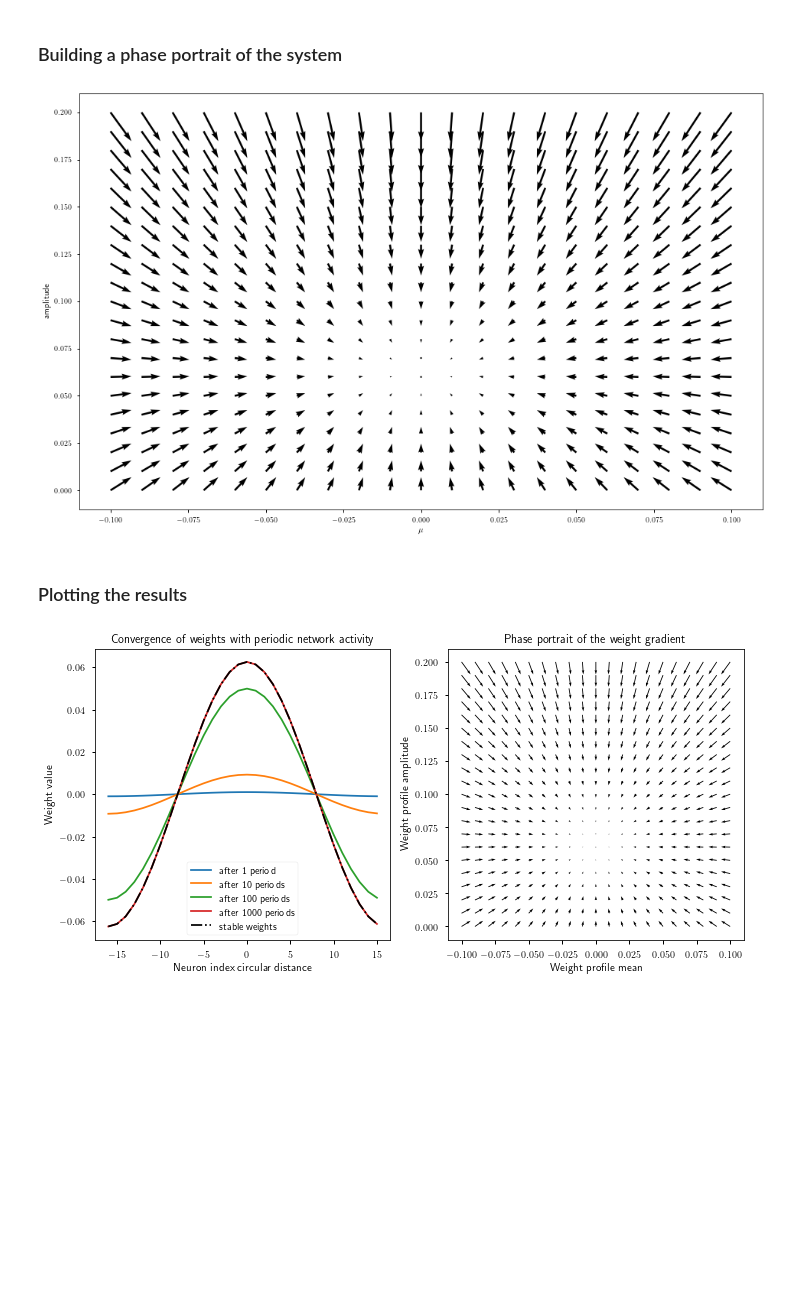
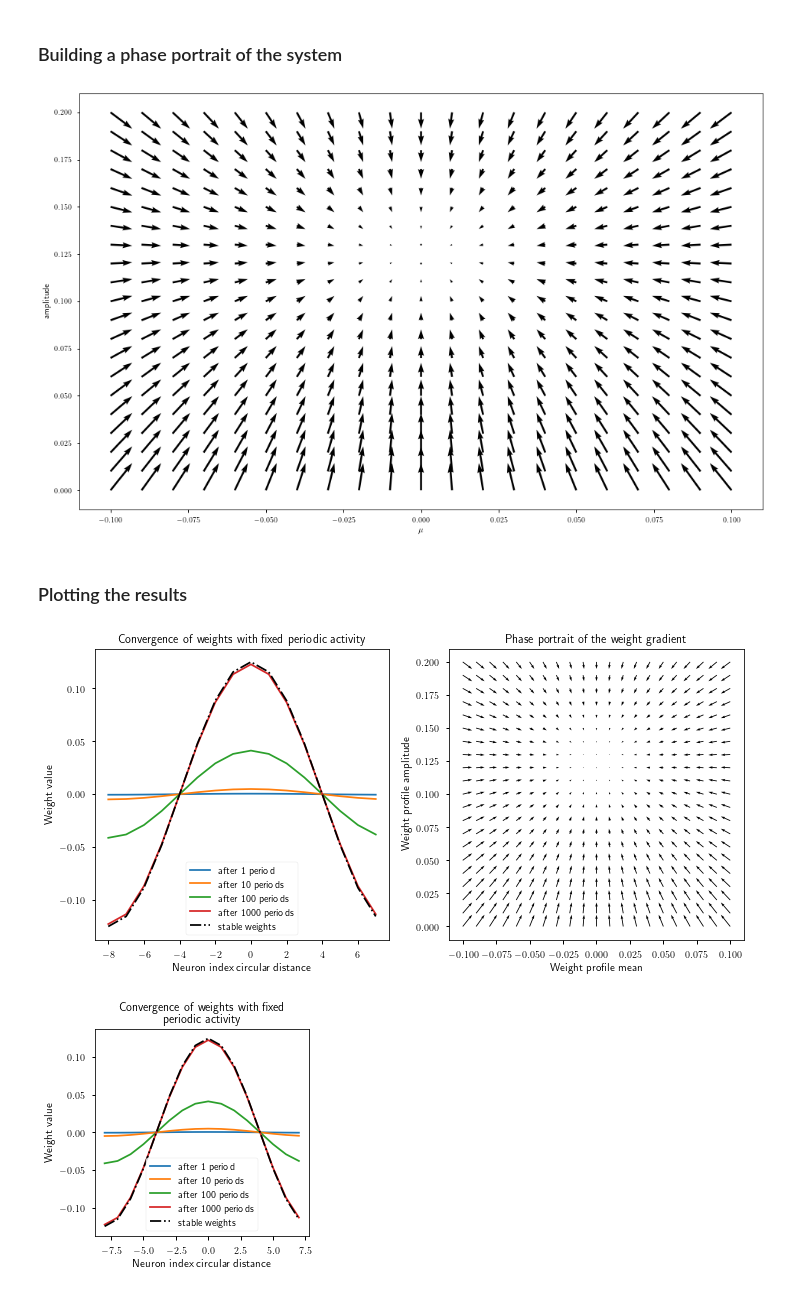
Before and after one commit to Dominic-DallOsto/insect-navigation-sinusoidal-optimality, a Jupyter notebook: sinusoidal Hebbian learning weights negative activity.ipynb, the cells around one changed output. Saved outputs shown, nothing was run; the diff lists cells and outputs as text; code cells hidden in the pictures; blank space fills up the shorter version.

```diff
--- a/sinusoidal Hebbian learning weights negative activity.ipynb
+++ b/sinusoidal Hebbian learning weights negative activity.ipynb
@@ -50,7 +50,7 @@ def fill_fourier_modes_up_to_N_without_DC(last_fourier_mode:int, period: int):
 	return fourier_spectrum
 
 
-N = 32
+N = 16
 neuron_indices = np.arange(N)
 v_magnitude = 0.25
 a = v_magnitude * np.cos(2*np.pi*neuron_indices/N) # a = ||v|| * F^-1{[1,0,0,...]}
@@ -178,34 +178,52 @@ plt.xlabel('$\\mu$')
 plt.ylabel('amplitude')
 plt.show()
 # %% [output]
-[figure, old version]
+[figure, new version]
 # %% [markdown]
 ### Plotting the results
 # %%
 eta=0.001
 W, delta_W_trace, W_trace = simulate_and_plot_fixed_activity(np.tile(input, (1000,1)), plot=False, _lambda=_lambda, eta=eta)
 
 fig, axs = plt.subplots(1, 2, figsize=(10,5))
 plt.sca(axs[0])
 plot_circulant_matrix_as_profile(W_trace[N*1-1,:,:], plot_stddev=False, roll=True, show=False)
 plot_circulant_matrix_as_profile(W_trace[N*10-1,:,:], plot_stddev=False, roll=True, show=False)
 plot_circulant_matrix_as_profile(W_trace[N*100-1,:,:], plot_stddev=False, roll=True, show=False)
 plot_circulant_matrix_as_profile(W_trace[N*1000-1,:,:], plot_stddev=False, roll=True, show=False)
 axs[0].plot(neuron_indices-N//2, np.roll(get_cosine_from_fourier_spectrum(fill_fourier_modes_up_to_N_without_DC(1, N)), N//2), 'k-.')
 axs[0].legend(['after 1 period','after 10 periods','after 100 periods','after 1000 periods','stable weights'])
 # handles, labels = axs[0].get_legend_handles_labels()
 # axs[0].legend(handles[::-1], labels[::-1])
-plt.title(f'Convergence of weights with periodic network activity')
+plt.title(f'Convergence of weights with fixed periodic activity')
 plt.ylabel('Weight value')
 plt.xlabel('Neuron index circular distance')
 
 plt.sca(axs[1])
 plt.quiver(mu_grid, amp_grid, mu_grad.T, amp_grad.T)
 plt.xlabel('Weight profile mean')
 plt.ylabel('Weight profile amplitude')
 plt.title('Phase portrait of the weight gradient')
 plt.tight_layout()
 plt.savefig('plots/hebbian-learning-fixed-activity-negative-activity.pdf')
 plt.show()
+
+# Just the left figure
+plt.figure(figsize=(4,4))
+plot_circulant_matrix_as_profile(W_trace[N*1-1,:,:], plot_stddev=False, roll=True, show=False)
+plot_circulant_matrix_as_profile(W_trace[N*10-1,:,:], plot_stddev=False, roll=True, show=False)
+plot_circulant_matrix_as_profile(W_trace[N*100-1,:,:], plot_stddev=False, roll=True, show=False)
+plot_circulant_matrix_as_profile(W_trace[N*1000-1,:,:], plot_stddev=False, roll=True, show=False)
+plt.plot(neuron_indices-N//2, np.roll(get_cosine_from_fourier_spectrum(fill_fourier_modes_up_to_N_without_DC(1, N)), N//2), 'k-.')
+plt.legend(['after 1 period','after 10 periods','after 100 periods','after 1000 periods','stable weights'])
+# handles, labels = plt.gca().get_legend_handles_labels()
+# plt.legend(handles[::-1], labels[::-1])
+plt.title(f'Convergence of weights with fixed\nperiodic activity')
+plt.ylabel('Weight value')
+plt.xlabel('Neuron index circular distance')
+plt.tight_layout()
+plt.savefig('plots/hebbian-learning-fixed-activity-negative-activity-weight-convergence.pdf')
+plt.show()
 # %% [output]
-[figure, old version]
+[figure, new version]
+[figure, added]
```
Also changed, not shown: parts of 2 cells of this notebook, 5 other files.
